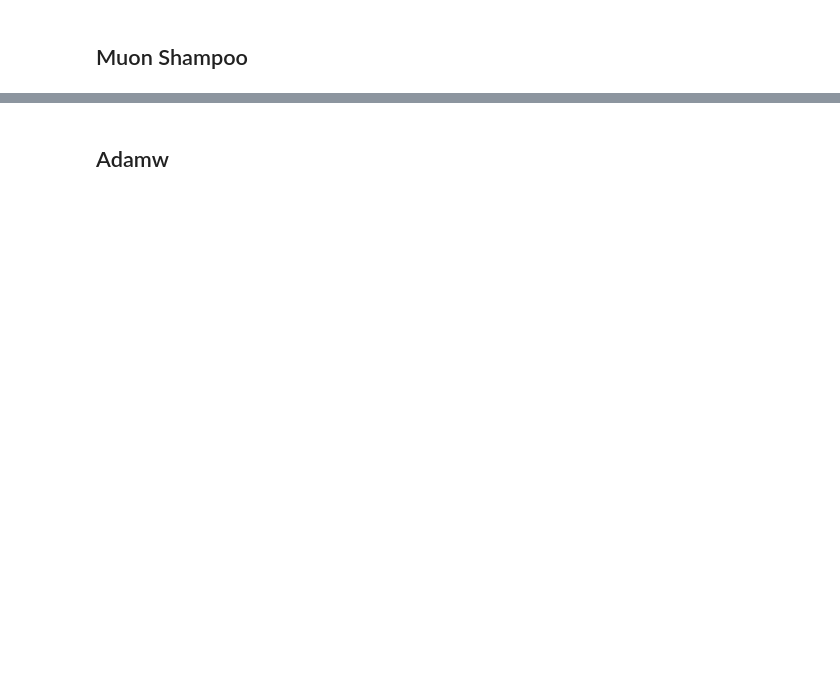
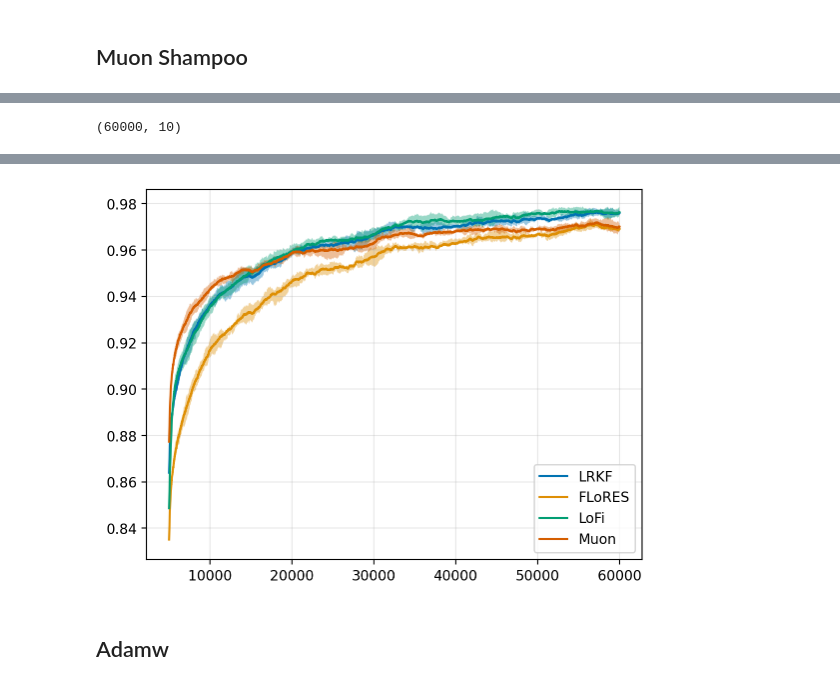
Before and after one commit to gerdm/low-rank-last-layer-inference, a Jupyter notebook: experiments/LL-LRKF-fmnist.ipynb, the cells around one changed output, grey strips where cells are left out. Cells and saved outputs as stored; diff of their text form; code cells hidden in the pictures; blank space fills up the shorter version.

```diff
--- a/experiments/LL-LRKF-fmnist.ipynb
+++ b/experiments/LL-LRKF-fmnist.ipynb
@@ -223,0 +270,30 @@ Wall time: 11.7 s
+# %%
+%%time
+
+def run_muon(key):
+    key_init, key_shuffle = jax.random.split(key)
+
+    ix_choice = jax.random.choice(key_shuffle, n_obs, (n_obs,), replace=False)
+    params = model.init(key_init, X_train[:100])
+
+    agent = replay_sgd.FifoSGD(
+        model.apply,
+        lossfn,
+        tx=optax.contrib.muon(learning_rate=1e-3),
+        buffer_size=1,
+        dim_features=(28, 28, 1),
+        dim_output=10
+    )
+
+    cfn = partial(callbackfn, agent=agent)
+    bel_init = agent.init_bel(params)
+    bel_muon, hist_muon = agent.scan(
+        bel_init,
+        y_train.at[ix_choice].get(),
+        X_train.at[ix_choice].get(),
+        cfn
+    )
+    return hist_muon
+
+hist_muon = jax.vmap(run_muon)(keys)
+hist_muon = jax.tree.map(np.array, hist_muon)
@@ -223,0 +303,15 @@ Wall time: 11.7 s
+# %%
+df_muon = pd.DataFrame(hist_muon.T)
+df_muon.shape
+# %% [output]
+(60000, 10)
+# %%
+%%time
+fig, ax = plt.subplots()
+plot_err_bound(df_lrkf, ax, "LRKF")
+plot_err_bound(df_flores, ax, "FLoRES")
+plot_err_bound(df_lofi, ax, "LoFi")
+plot_err_bound(df_muon, ax, "Muon")
+plt.legend()
+plt.grid(alpha=0.3)
+# %% [output]
@@ -224,2 +320,3 @@ Wall time: 11.7 s
+[figure, added]
 # %% [markdown]
 ## Adamw
```
Also changed, not shown: parts of 28 cells of this notebook.
